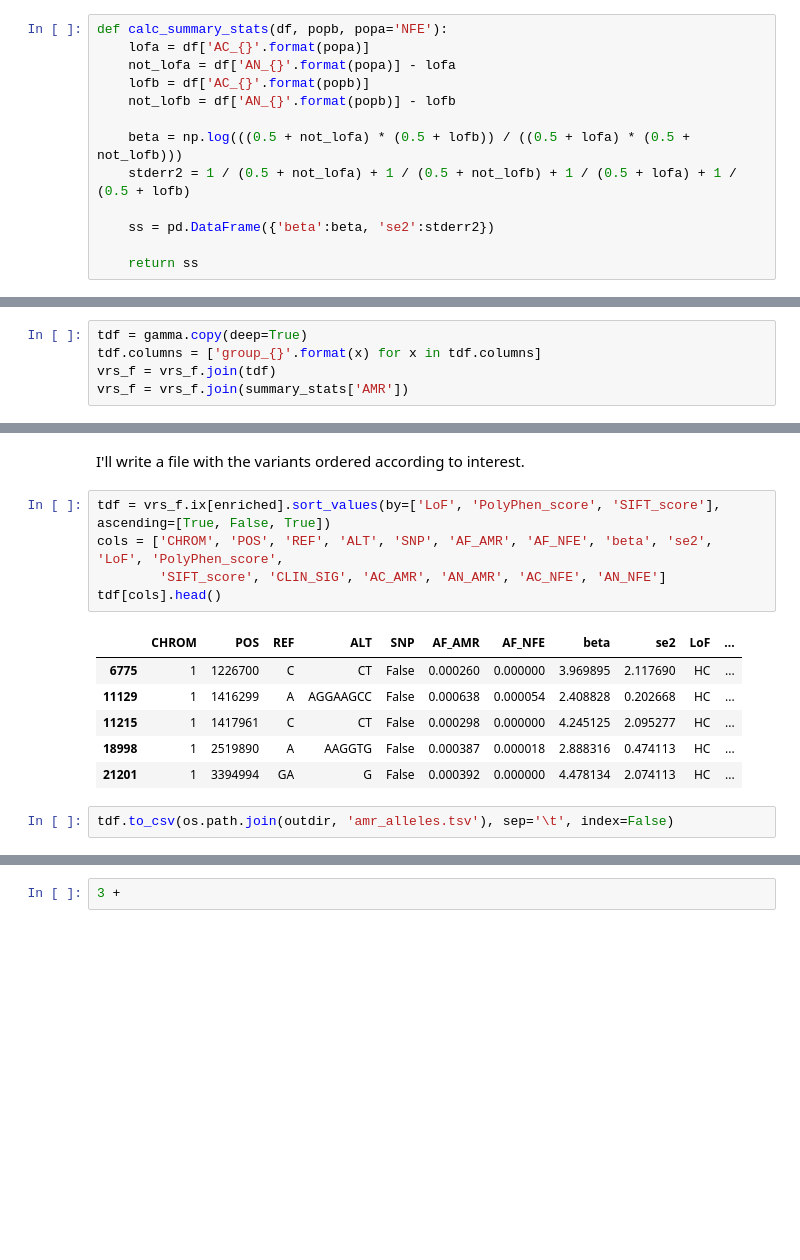
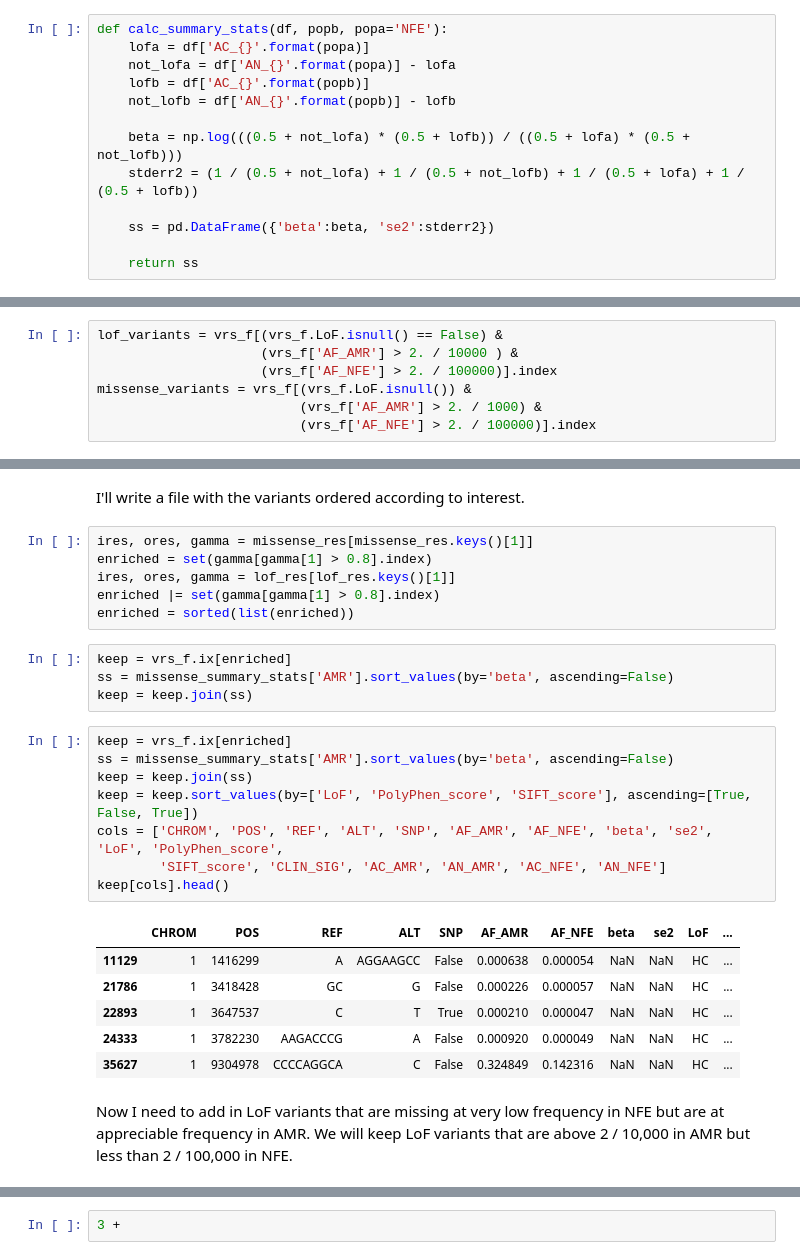
Before and after one commit to rivas-lab/lof-enrichment, a Jupyter notebook: notebooks/AMR Allele List.ipynb, the cells around one changed output, grey strips where cells are left out. Drawn from its saved outputs; the diff is of its cells as text; blank space fills up the shorter version.

Commit message:
Updates from marivascruz for AMR alleles

```diff
--- a/notebooks/AMR Allele List.ipynb
+++ b/notebooks/AMR Allele List.ipynb
@@ -71,7 +72,7 @@ def calc_summary_stats(df, popb, popa='NFE'):
     not_lofb = df['AN_{}'.format(popb)] - lofb
 
     beta = np.log(((0.5 + not_lofa) * (0.5 + lofb)) / ((0.5 + lofa) * (0.5 + not_lofb)))
-    stderr2 = 1 / (0.5 + not_lofa) + 1 / (0.5 + not_lofb) + 1 / (0.5 + lofa) + 1 / (0.5 + lofb)
+    stderr2 = (1 / (0.5 + not_lofa) + 1 / (0.5 + not_lofb) + 1 / (0.5 + lofa) + 1 / (0.5 + lofb))
 
     ss = pd.DataFrame({'beta':beta, 'se2':stderr2})
 
@@ -180,3 +178,10 @@ lof_variants = vrs_f[(vrs_f.LoF.isnull() == False) & (vrs_f['AF_AMR'] > 2. / 100
+# %%
+lof_variants = vrs_f[(vrs_f.LoF.isnull() == False) &
+                     (vrs_f['AF_AMR'] > 2. / 10000 ) &
+                     (vrs_f['AF_NFE'] > 2. / 100000)].index
+missense_variants = vrs_f[(vrs_f.LoF.isnull()) &
+                          (vrs_f['AF_AMR'] > 2. / 1000) &
+                          (vrs_f['AF_NFE'] > 2. / 100000)].index
 # %%
 summary_stats = {}
 tpops = ['AMR']
@@ -589,5 +455,0 @@ plt.ylim(ymin, ymax);
-# %%
-tdf = gamma.copy(deep=True)
-tdf.columns = ['group_{}'.format(x) for x in tdf.columns]
-vrs_f = vrs_f.join(tdf)
-vrs_f = vrs_f.join(summary_stats['AMR'])
@@ -740,17 +547,32 @@ sort_order = ['pathogenic',
              ]
 # %% [markdown]
 I'll write a file with the variants ordered according to interest.
+# %%
+ires, ores, gamma = missense_res[missense_res.keys()[1]]
+enriched = set(gamma[gamma[1] > 0.8].index)
+ires, ores, gamma = lof_res[lof_res.keys()[1]]
+enriched |= set(gamma[gamma[1] > 0.8].index)
+enriched = sorted(list(enriched))
+# %%
+keep = vrs_f.ix[enriched]
+ss = missense_summary_stats['AMR'].sort_values(by='beta', ascending=False)
+keep = keep.join(ss)
 # %%
-tdf = vrs_f.ix[enriched].sort_values(by=['LoF', 'PolyPhen_score', 'SIFT_score'], ascending=[True, False, True])
+keep = vrs_f.ix[enriched]
+ss = missense_summary_stats['AMR'].sort_values(by='beta', ascending=False)
+keep = keep.join(ss)
+keep = keep.sort_values(by=['LoF', 'PolyPhen_score', 'SIFT_score'], ascending=[True, False, True])
 cols = ['CHROM', 'POS', 'REF', 'ALT', 'SNP', 'AF_AMR', 'AF_NFE', 'beta', 'se2', 'LoF', 'PolyPhen_score',
         'SIFT_score', 'CLIN_SIG', 'AC_AMR', 'AN_AMR', 'AC_NFE', 'AN_NFE']
-tdf[cols].head()
+keep[cols].head()
 # %% [output]
 |  | CHROM | POS | REF | ALT | SNP | AF_AMR | AF_NFE | beta | se2 | LoF | ... |
-| 6775 | 1 | 1226700 | C | CT | False | 0.000260 | 0.000000 | 3.969895 | 2.117690 | HC | ... |
-| 11129 | 1 | 1416299 | A | AGGAAGCC | False | 0.000638 | 0.000054 | 2.408828 | 0.202668 | HC | ... |
-| 11215 | 1 | 1417961 | C | CT | False | 0.000298 | 0.000000 | 4.245125 | 2.095277 | HC | ... |
-| 18998 | 1 | 2519890 | A | AAGGTG | False | 0.000387 | 0.000018 | 2.888316 | 0.474113 | HC | ... |
-| 21201 | 1 | 3394994 | GA | G | False | 0.000392 | 0.000000 | 4.478134 | 2.074113 | HC | ... |
+| 11129 | 1 | 1416299 | A | AGGAAGCC | False | 0.000638 | 0.000054 | NaN | NaN | HC | ... |
+| 21786 | 1 | 3418428 | GC | G | False | 0.000226 | 0.000057 | NaN | NaN | HC | ... |
+| 22893 | 1 | 3647537 | C | T | True | 0.000210 | 0.000047 | NaN | NaN | HC | ... |
+| 24333 | 1 | 3782230 | AAGACCCG | A | False | 0.000920 | 0.000049 | NaN | NaN | HC | ... |
+| 35627 | 1 | 9304978 | CCCCAGGCA | C | False | 0.324849 | 0.142316 | NaN | NaN | HC | ... |
-# %%
-tdf.to_csv(os.path.join(outdir, 'amr_alleles.tsv'), sep='\t', index=False)
+# %% [markdown]
+Now I need to add in LoF variants that are missing at very low frequency in NFE
+but are at appreciable frequency in AMR. We will keep LoF variants that are above
+2 / 10,000 in AMR but less than 2 / 100,000 in NFE.
```
Also changed, not shown: parts of 19 cells of this notebook, 14 other files.
